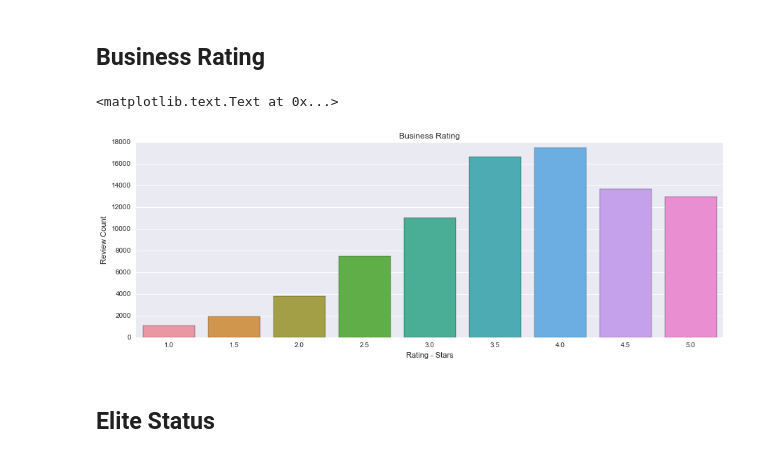
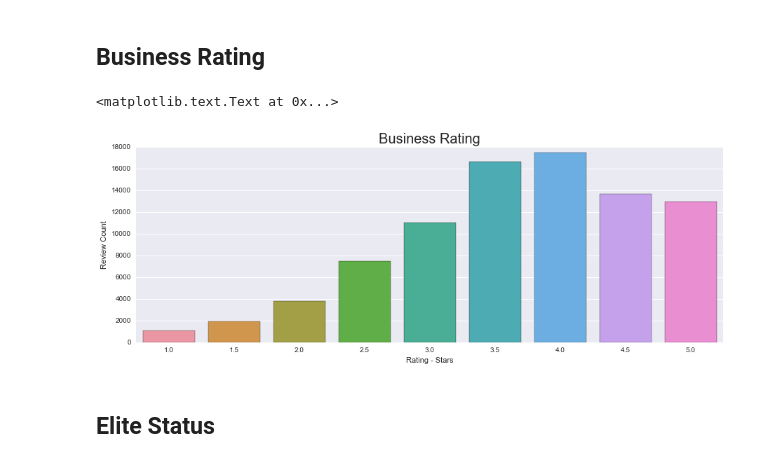
Before and after one commit to Charlotte1904/Yelp-Reviews, a Jupyter notebook: 1_EDA.ipynb, the cells around one changed output. Cells and saved outputs as stored; diff of their text form; code cells hidden in the pictures.

```diff
--- a/1_EDA.ipynb
+++ b/1_EDA.ipynb
@@ -71,12 +77,12 @@ user = user.reset_index()
 # %%
 plt.figure(figsize=(15,5))
 sns.countplot(business['stars'])
-plt.title('Business Rating')
+plt.title('Business Rating', fontsize=20)
 plt.xlabel('Rating - Stars')
 plt.ylabel('Review Count')
 # %% [output]
 <matplotlib.text.Text at 0x...>
-[figure, old version]
+[figure, new version]
 # %% [markdown]
 ## Elite Status
 # %%
```
Also changed, not shown: parts of 38 cells of this notebook, 4 other files.
